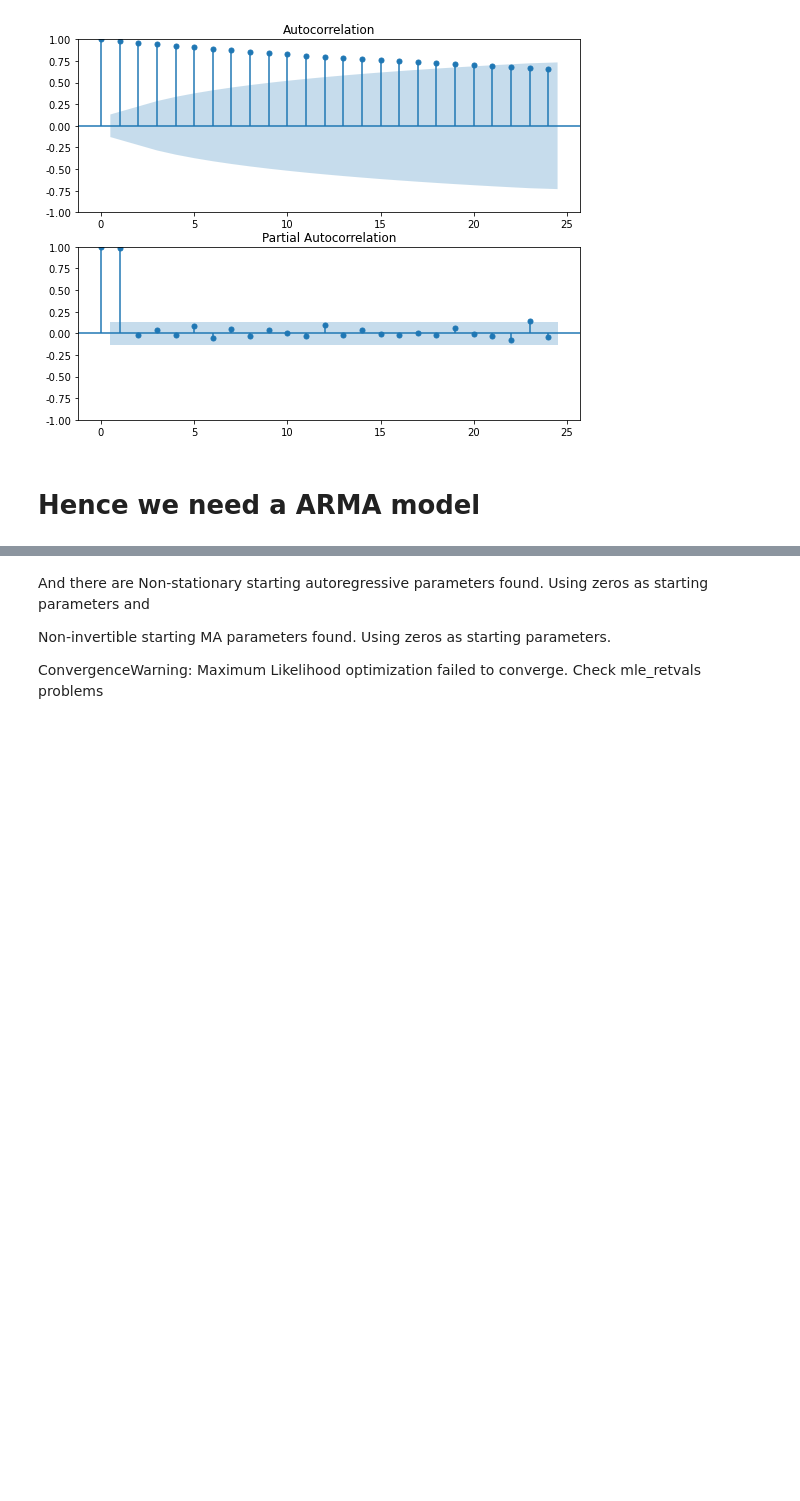
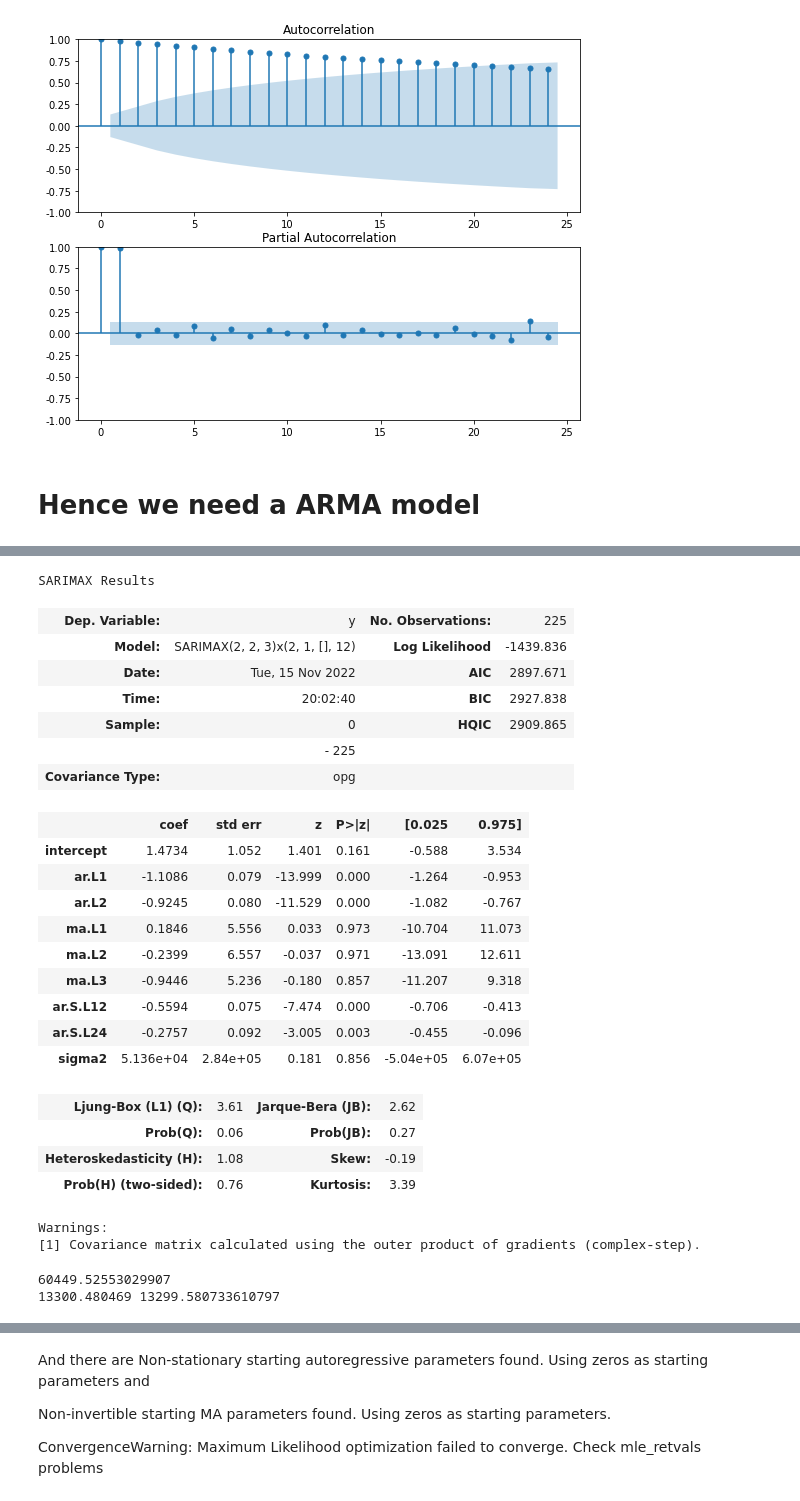
Before and after one commit to HarryLin46/Data-Science_HW3, a Jupyter notebook: HW3 data/hw3-p3.ipynb, the cells around one changed output, grey strips where cells are left out. Saved outputs shown, nothing was run; the diff lists cells and outputs as text; code cells hidden in the pictures; blank space fills up the shorter version.

```diff
--- a/HW3 data/hw3-p3.ipynb
+++ b/HW3 data/hw3-p3.ipynb
@@ -392,3 +466,36 @@ ARIMA(0,1,0,4,2,1)：MSE=57881.35139977614
+# %%
+model.summary()
+# %% [output]
+SARIMAX Results
+| Dep. Variable: | y | No. Observations: | 225 |
+| Model: | SARIMAX(2, 2, 3)x(2, 1, [], 12) | Log Likelihood | -1439.836 |
+| Date: | Tue, 15 Nov 2022 | AIC | 2897.671 |
+| Time: | 20:02:40 | BIC | 2927.838 |
+| Sample: | 0 | HQIC | 2909.865 |
+|  | - 225 |  |  |
+| Covariance Type: | opg |  |  |
+|  | coef | std err | z | P>|z| | [0.025 | 0.975] |
+| intercept | 1.4734 | 1.052 | 1.401 | 0.161 | -0.588 | 3.534 |
+| ar.L1 | -1.1086 | 0.079 | -13.999 | 0.000 | -1.264 | -0.953 |
+| ar.L2 | -0.9245 | 0.080 | -11.529 | 0.000 | -1.082 | -0.767 |
+| ma.L1 | 0.1846 | 5.556 | 0.033 | 0.973 | -10.704 | 11.073 |
+| ma.L2 | -0.2399 | 6.557 | -0.037 | 0.971 | -13.091 | 12.611 |
+| ma.L3 | -0.9446 | 5.236 | -0.180 | 0.857 | -11.207 | 9.318 |
+| ar.S.L12 | -0.5594 | 0.075 | -7.474 | 0.000 | -0.706 | -0.413 |
+| ar.S.L24 | -0.2757 | 0.092 | -3.005 | 0.003 | -0.455 | -0.096 |
+| sigma2 | 5.136e+04 | 2.84e+05 | 0.181 | 0.856 | -5.04e+05 | 6.07e+05 |
+| Ljung-Box (L1) (Q): | 3.61 | Jarque-Bera (JB): | 2.62 |
+| Prob(Q): | 0.06 | Prob(JB): | 0.27 |
+| Heteroskedasticity (H): | 1.08 | Skew: | -0.19 |
+| Prob(H) (two-sided): | 0.76 | Kurtosis: | 3.39 |
+Warnings:
+[1] Covariance matrix calculated using the outer product of gradients (complex-step).
+# %%
+print(mean_squared_error(test_data,predicts))
+print(train_data[-1],predicts[0])
+# %% [output]
+60449.52553029907
+13300.480469 13299.580733610797
 # %%
 print(best_para)
 # (np.concatenate((train_data[-2:],np.reshape(test_data,(21,))))).shape
```
Also changed, not shown: parts of 41 cells of this notebook, 37 other files.
